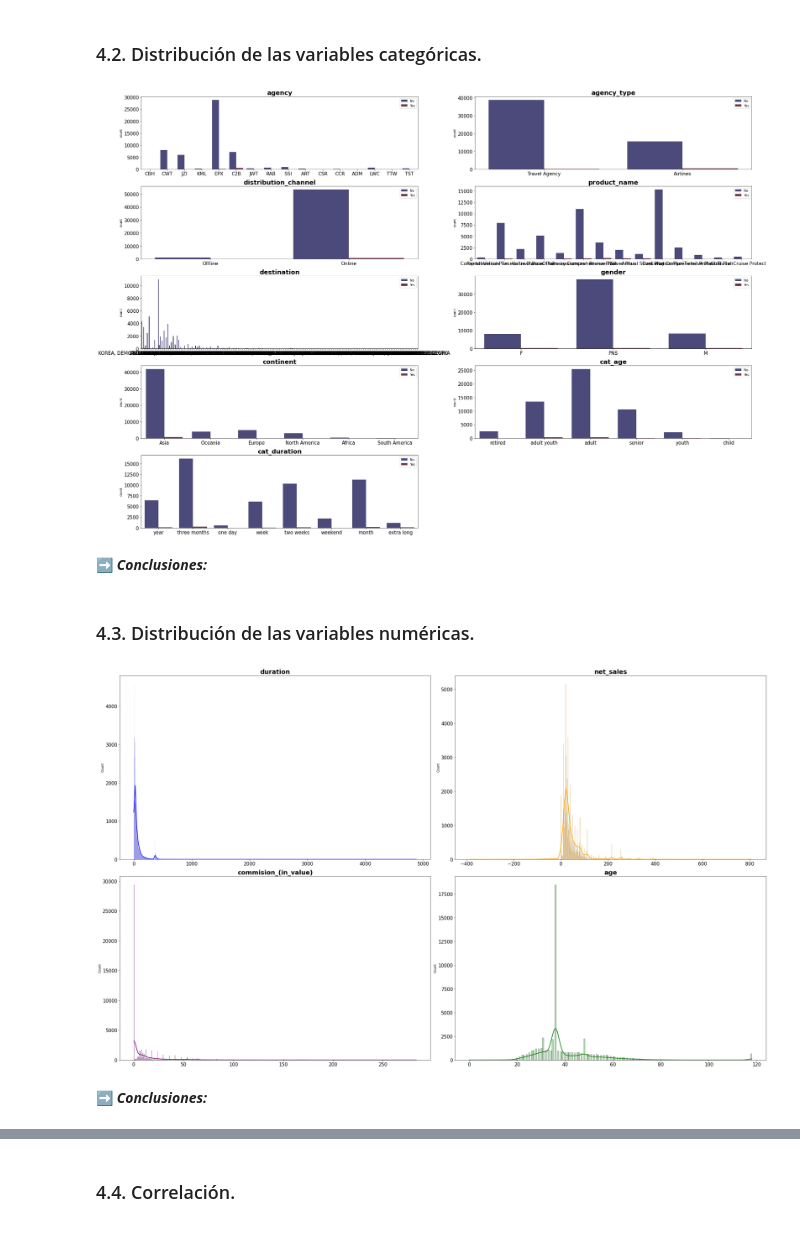
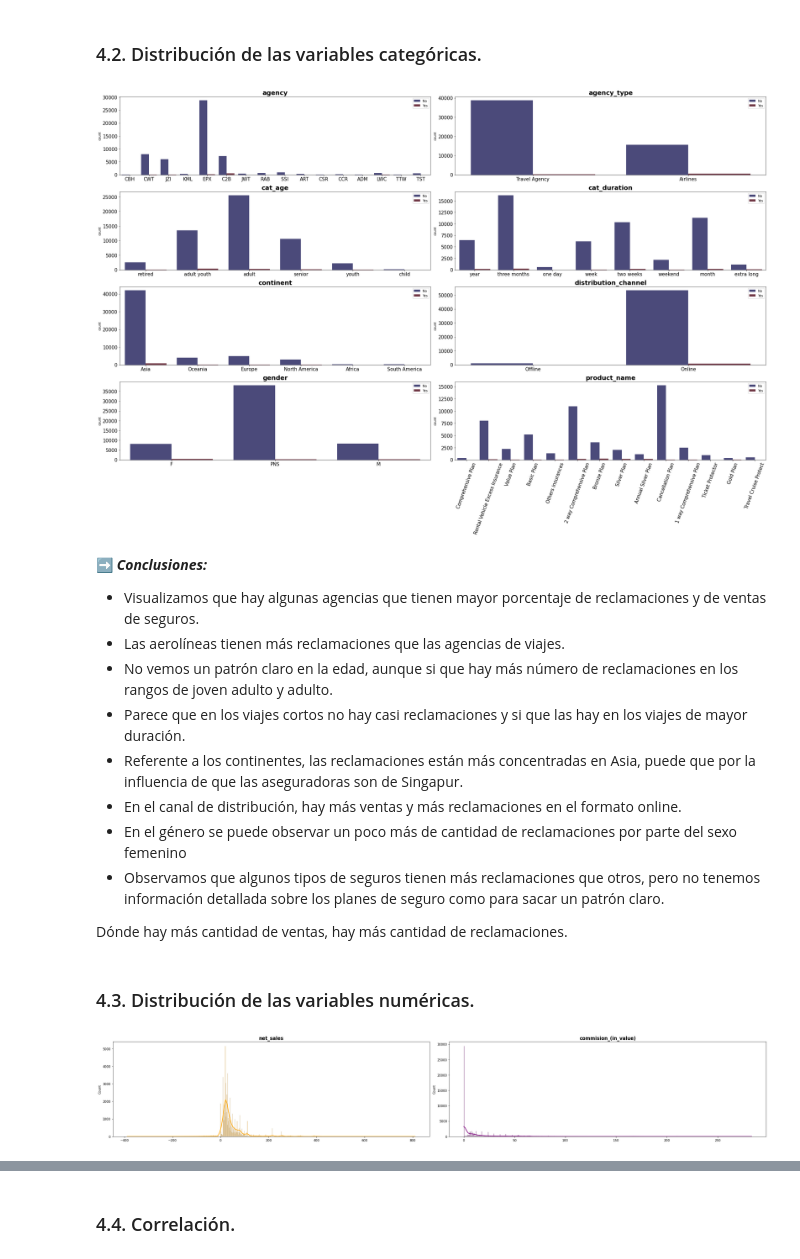
Before and after one commit to Adalab/DA-promo-c-modulo-3-sprint-1-Mina-Mai, a Jupyter notebook: Regresion_logistica/pp_regresion_logistica_1.ipynb, the cells around one changed output, grey strips where cells are left out. Drawn from its saved outputs; the diff is of its cells as text; code cells hidden in the pictures.

```diff
--- a/Regresion_logistica/pp_regresion_logistica_1.ipynb
+++ b/Regresion_logistica/pp_regresion_logistica_1.ipynb
@@ -578,11 +560,11 @@ El 98,3 de los registros no han reclamado el seguro, solo un 1,7 lo han hecho. L
 ### 4.2. Distribución de las variables categóricas.
 # %%
 #Gráficas
-fig, axes = plt.subplots(nrows = 5, ncols = 2, figsize = (30, 20))
+fig, axes = plt.subplots(nrows = 4, ncols = 2, figsize = (30, 20))
 
 axes = axes.flat
-columnas_cat = df.select_dtypes(include = "object").columns
-columnas_cat = columnas_cat.drop('claim')
+columnas_cat = df.select_dtypes(include = "object").columns.sort_values()
+columnas_cat = columnas_cat.drop(['claim', 'destination'])
 
 
 for i, colum in enumerate(columnas_cat):
@@ -600,45 +582,53 @@ for i, colum in enumerate(columnas_cat):
     axes[i].legend(loc= "upper right")
 
 
-
-fig.delaxes(axes[-1])
-#axes[0].plt.xticks(rotation=40)
+plt.xticks(rotation=70)
 fig.tight_layout();
 # %% [output]
-[figure, old version]
+[figure, new version]
-# %% [markdown]
-➡️ **_Conclusiones:_**
+# %% [markdown]
+➡️ **_Conclusiones:_**
+
+- Visualizamos que hay algunas agencias que tienen mayor porcentaje de reclamaciones y de ventas de seguros.
+- Las aerolíneas tienen más reclamaciones que las agencias de viajes.
+- No vemos un patrón claro en la edad, aunque si que hay más número de reclamaciones en los rangos de joven adulto y adulto.
+- Parece que en los viajes cortos no hay casi reclamaciones y si que las hay en los viajes de mayor duración.
+- Referente a los continentes, las reclamaciones están más concentradas en Asia, puede que por la influencia de que las aseguradoras son de Singapur.
+- En el canal de distribución, hay más ventas y más reclamaciones en el formato online.
+- En el género se puede observar un poco más de cantidad de reclamaciones por parte del sexo femenino
+- Observamos que algunos tipos de seguros tienen más reclamaciones que otros, pero no tenemos información detallada sobre los planes de seguro como para sacar un patrón claro.
+
+
+Dónde hay más cantidad de ventas, hay más cantidad de reclamaciones.
 # %% [markdown]
 ### 4.3. Distribución de las variables numéricas.
 # %%
 #Gráficas
-fig, axes = plt.subplots(nrows = 2, ncols = 2, figsize = (30, 18))
+fig, axes = plt.subplots(nrows = 1, ncols = 2, figsize = (30, 5))
 
-lista_colores = ["blue", "orange", "purple", "green"]
+lista_colores = ["orange", "purple"]
 
 axes = axes.flat
 
-columnas_numeric = df.select_dtypes(include = np.number).columns
+columnas_numericas = df.select_dtypes(include = np.number).columns
+columnas_numericas = columnas_numericas.drop(['duration', 'age'])
 
-for i, colum in enumerate(columnas_numeric):
+for i, colum in enumerate(columnas_numericas):
     sns.histplot(
         data = df,
         x = colum,
         kde = True,
         color = lista_colores[i],
-        #palette='icefire',
         line_kws = {"linewidth": 2},
         alpha = 0.3,
         ax = axes[i])
 
 
-    axes[i].set_title(colum, fontsize = 20, fontweight = "bold")
-    axes[i].tick_params(labelsize = 15)
+    axes[i].set_title(colum, fontsize = 15, fontweight = "bold")
+    axes[i].tick_params(labelsize = 10)
     axes[i].set_xlabel("")
 
 
 fig.tight_layout();
 # %% [output]
-[figure, old version]
+[figure, new version]
-# %% [markdown]
-➡️ **_Conclusiones:_**
```
Also changed, not shown: parts of 16 cells of this notebook, 10 other files.
